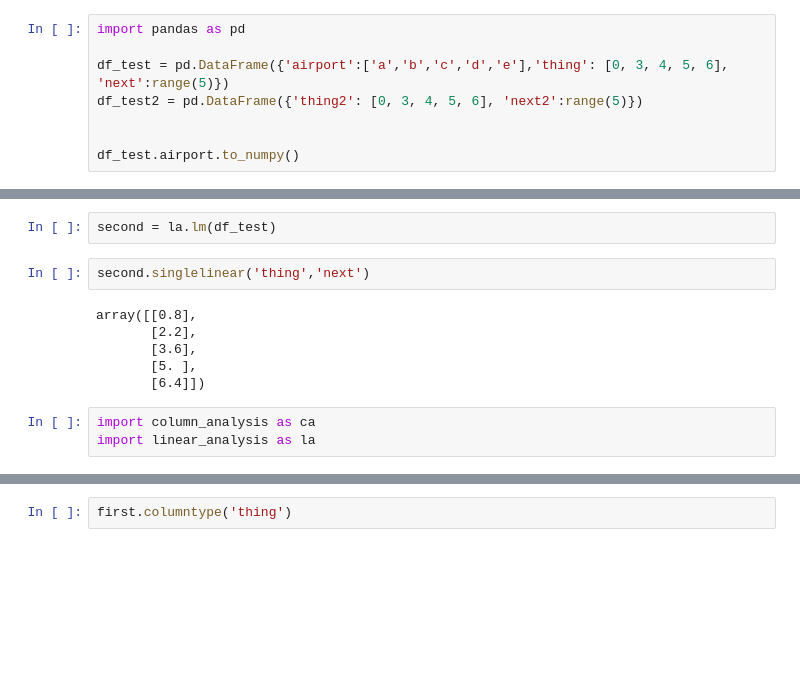
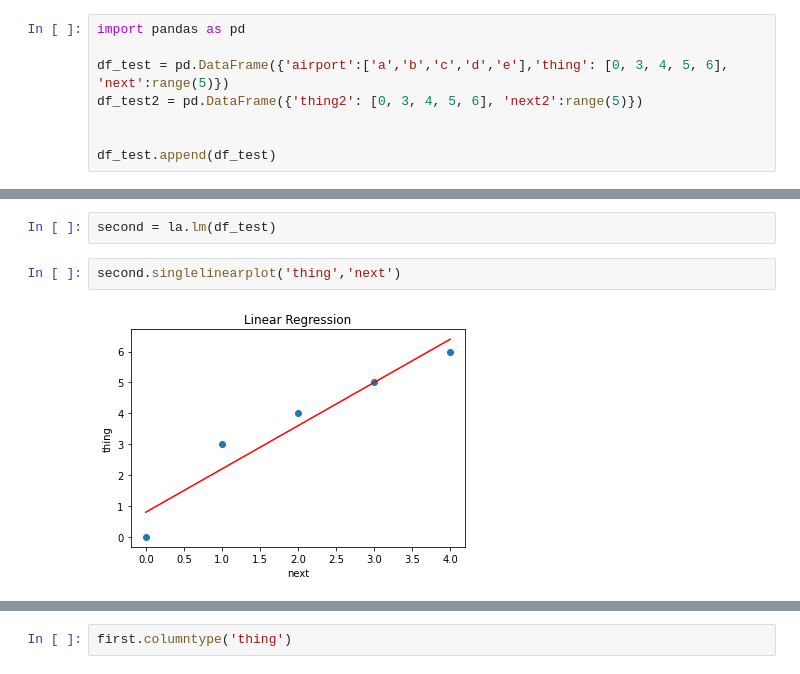
Before and after one commit to ubco-mds-2020-labs/data-533-lab-4-mqharris, a Jupyter notebook: quickscreen/analysis/test_work.ipynb, the cells around one changed output, grey strips where cells are left out. Cells and saved outputs as stored; diff of their text form; blank space fills up the shorter version.

```diff
--- a/quickscreen/analysis/test_work.ipynb
+++ b/quickscreen/analysis/test_work.ipynb
@@ -5,5 +9,5 @@ df_test = pd.DataFrame({'airport':['a','b','c','d','e'],'thing': [0, 3, 4, 5, 6]
 df_test2 = pd.DataFrame({'thing2': [0, 3, 4, 5, 6], 'next2':range(5)})
 
 
-df_test.airport.to_numpy()
+df_test.append(df_test)
 # %% [output]
@@ -11,16 +58,9 @@ array(['a', 'b', 'c', 'd', 'e'], dtype=object)
 # %%
 second = la.lm(df_test)
 # %%
-second.singlelinear('thing','next')
+second.singlelinearplot('thing','next')
 # %% [output]
-array([[0.8],
-       [2.2],
-       [3.6],
-       [5. ],
-       [6.4]])
+[figure, added]
-# %%
-import column_analysis as ca
-import linear_analysis as la
 # %%
 first = ca.Placeholder(df_test)
 first.display()
```
Also changed, not shown: parts of 6 cells of this notebook, 2 other files.
